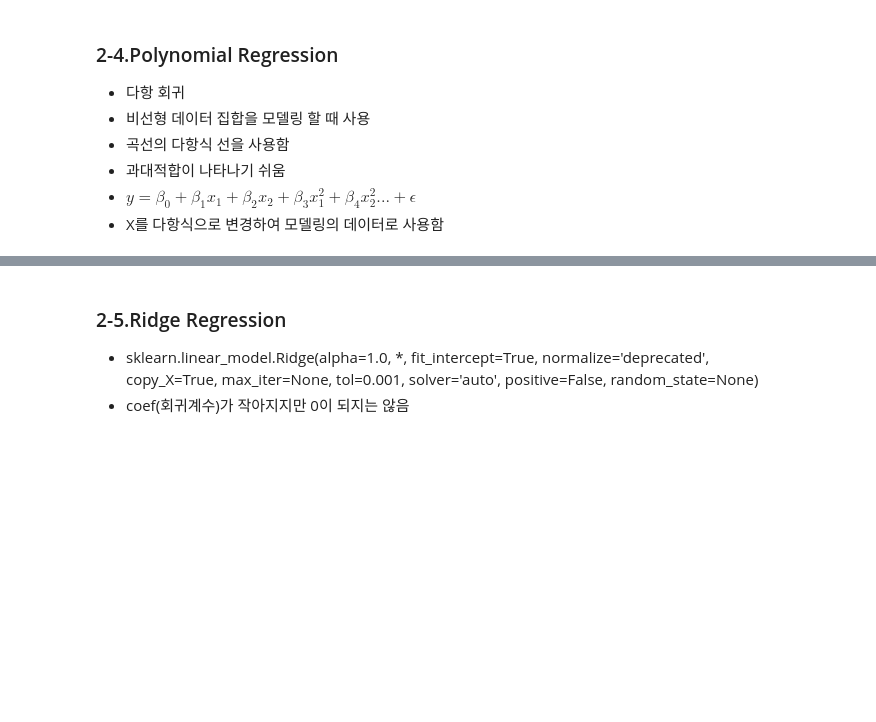
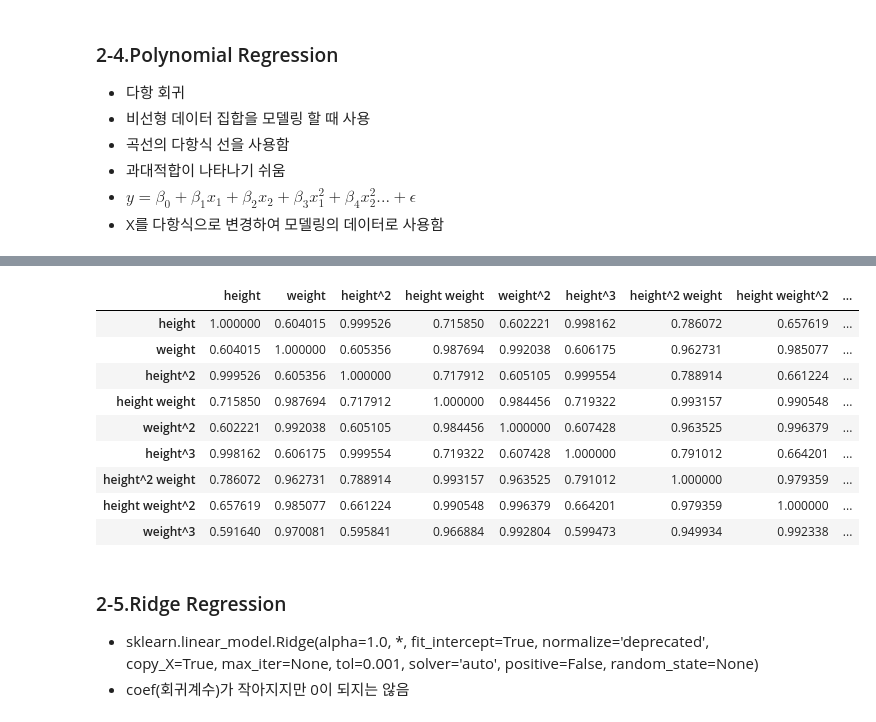
Before and after one commit to steve-park/data-engineering, a Jupyter notebook: 빅분기 실기학습/ML/[ML_04]_regression_LAB.ipynb, the cells around one changed output, grey strips where cells are left out. Drawn from its saved outputs; the diff is of its cells as text; code cells hidden in the pictures; blank space fills up the shorter version.

Commit message:
05/21 Regression Lab - PolynomialFeatures

```diff
--- a/빅분기 실기학습/ML/[ML_04]_regression_LAB.ipynb
+++ b/빅분기 실기학습/ML/[ML_04]_regression_LAB.ipynb
@@ -321,3 +365,8 @@ Train R2 Score:0.9731. Test R2 Score: 0.9217
 # %%
 # [16] PolynomialFeatures 사용하여 3차항이 포함되도록
 # Xnormal을 변환 함 (PolynomialFeatures에 poly3, 변환 결과에 Xpoly3 이름 부여)
+from sklearn.preprocessing import PolynomialFeatures
+
+poly3 = PolynomialFeatures(degree=3, include_bias=False)
+Xpoly3 = poly3.fit_transform(Xnormal)
+model = Model_Train(LinearRegression(), Xpoly3, Ynormal)
@@ -328,3 +411,16 @@ Train R2 Score:0.9731. Test R2 Score: 0.9217
+# %%
+pd.DataFrame(Xpoly3, columns=poly3.get_feature_names_out().tolist()).corr()
+# %% [output]
+|  | height | weight | height^2 | height weight | weight^2 | height^3 | height^2 weight | height weight^2 | ... |
+| height | 1.000000 | 0.604015 | 0.999526 | 0.715850 | 0.602221 | 0.998162 | 0.786072 | 0.657619 | ... |
+| weight | 0.604015 | 1.000000 | 0.605356 | 0.987694 | 0.992038 | 0.606175 | 0.962731 | 0.985077 | ... |
+| height^2 | 0.999526 | 0.605356 | 1.000000 | 0.717912 | 0.605105 | 0.999554 | 0.788914 | 0.661224 | ... |
+| height weight | 0.715850 | 0.987694 | 0.717912 | 1.000000 | 0.984456 | 0.719322 | 0.993157 | 0.990548 | ... |
+| weight^2 | 0.602221 | 0.992038 | 0.605105 | 0.984456 | 1.000000 | 0.607428 | 0.963525 | 0.996379 | ... |
+| height^3 | 0.998162 | 0.606175 | 0.999554 | 0.719322 | 0.607428 | 1.000000 | 0.791012 | 0.664201 | ... |
+| height^2 weight | 0.786072 | 0.962731 | 0.788914 | 0.993157 | 0.963525 | 0.791012 | 1.000000 | 0.979359 | ... |
+| height weight^2 | 0.657619 | 0.985077 | 0.661224 | 0.990548 | 0.996379 | 0.664201 | 0.979359 | 1.000000 | ... |
+| weight^3 | 0.591640 | 0.970081 | 0.595841 | 0.966884 | 0.992804 | 0.599473 | 0.949934 | 0.992338 | ... |
 # %% [markdown]
 ### 2-5.Ridge Regression
 - sklearn.linear_model.Ridge(alpha=1.0, *, fit_intercept=True, normalize='deprecated', copy_X=True, max_iter=None, tol=0.001, solver='auto', positive=False, random_state=None)
```
Also changed, not shown: parts of 12 cells of this notebook.
